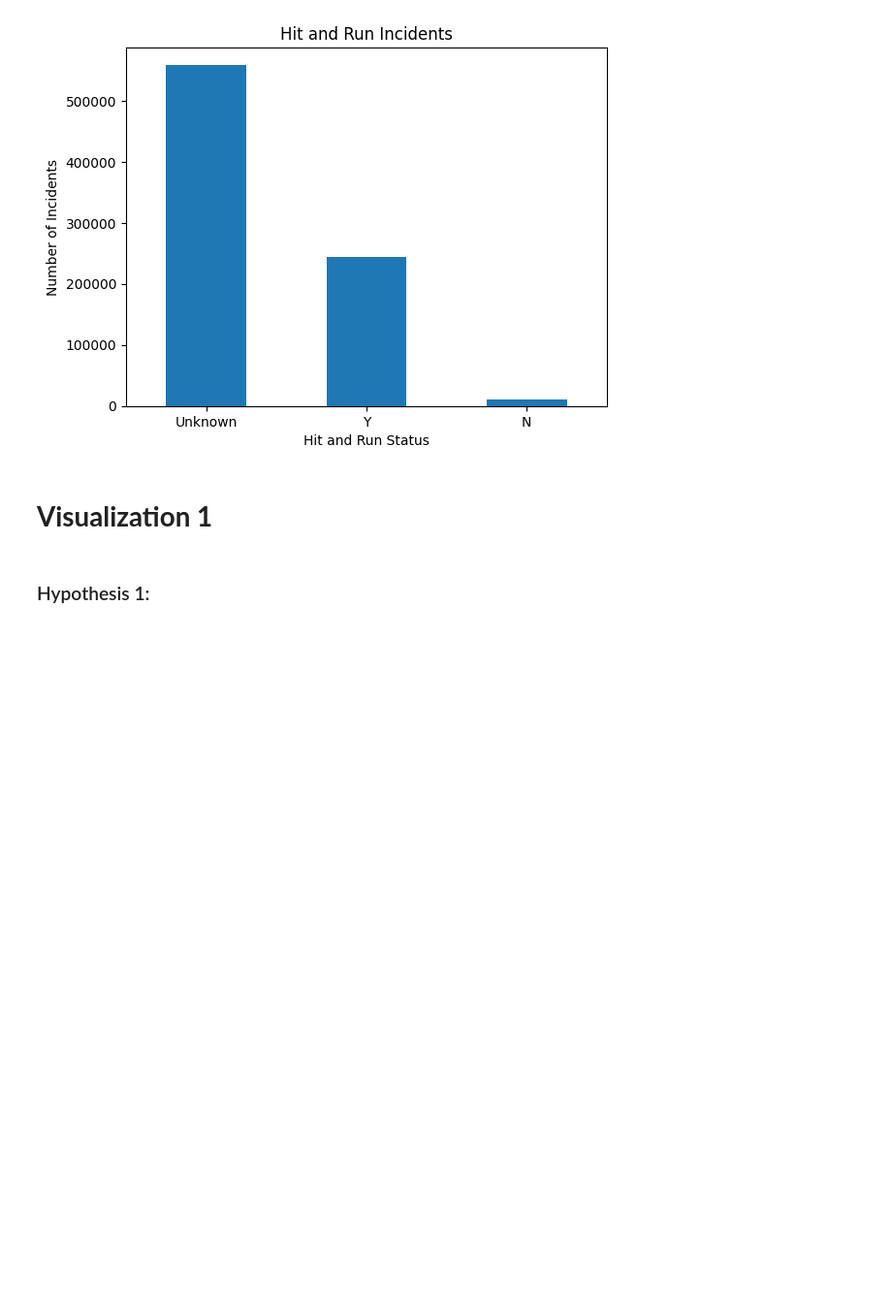
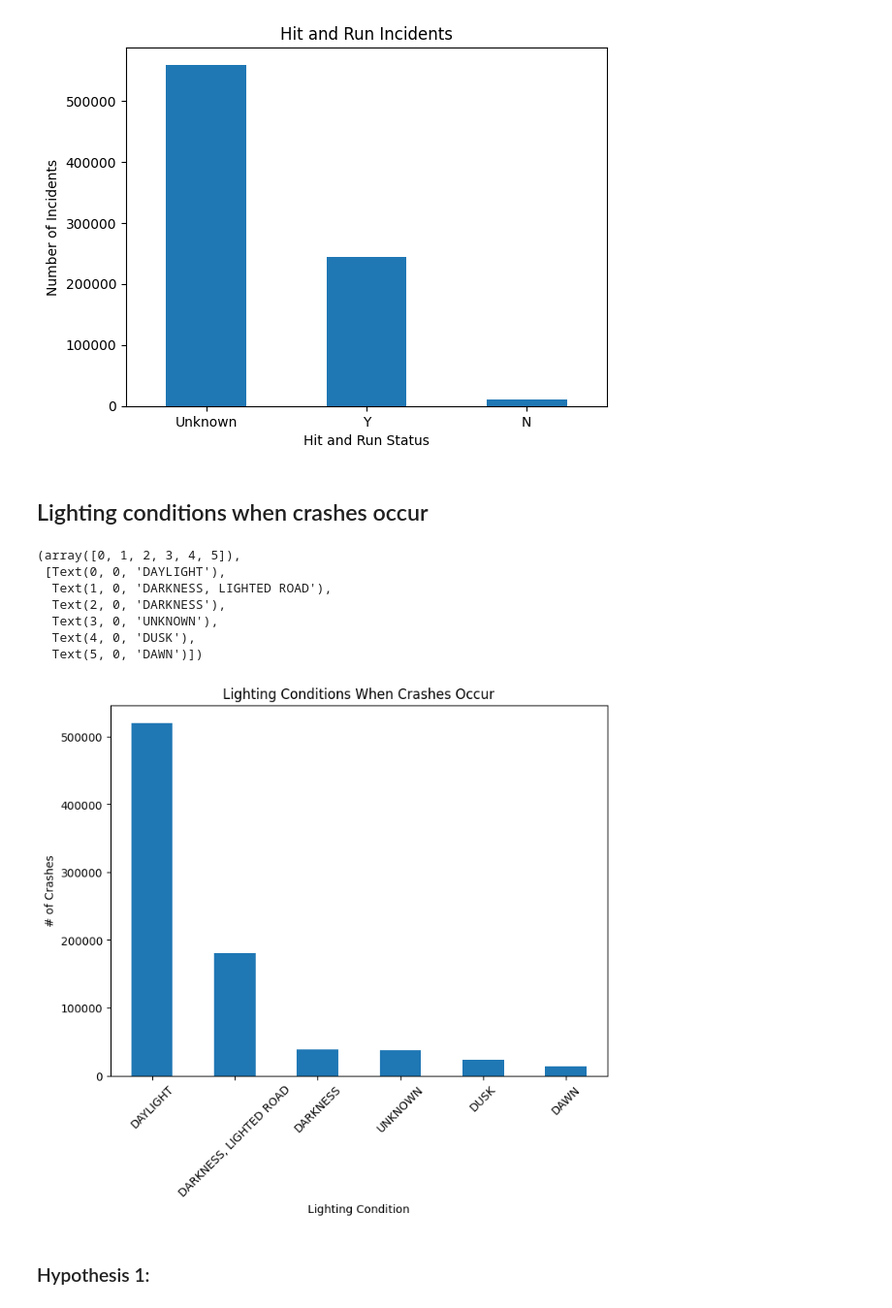
Before and after one commit to jweis4/CS-418-Traffic-Accidents-Analysis-Project, a Jupyter notebook: src/CS-418-Group-16.ipynb, the cells around one changed output. Shown: that part at 97% size. Drawn from its saved outputs; the diff is of its cells as text; code cells hidden in the pictures; blank space fills up the shorter version.

Commit message:
lighting conditions EDA

```diff
--- a/src/CS-418-Group-16.ipynb
+++ b/src/CS-418-Group-16.ipynb
@@ -224,8 +224,37 @@ plt.show()
 [figure]
 [figure]
 [figure]
-# %% [markdown]
-# **Visualization 1**
+# %% [markdown]
+## Lighting conditions when crashes occur
+# %%
+import pandas as pd
+import matplotlib.pyplot as plt
+import numpy as np
+import seaborn as sns
+
+# Loading data from Prit's laptop
+traffic_crashes = pd.read_csv('/Users/pritpatel/Downloads/CS/418/Group Project/Traffic_Crashes_-_Crashes_20240312.csv', low_memory=False)
+
+l = traffic_crashes['LIGHTING_CONDITION']
+lighting = l.value_counts()
+
+# Create histogram
+plt.figure(figsize=(8, 6))
+lighting.plot(kind='bar')
+
+plt.title('Lighting Conditions When Crashes Occur')
+plt.xlabel('Lighting Condition')
+plt.ylabel('# of Crashes')
+plt.xticks(rotation=45)
+# %% [output]
+(array([0, 1, 2, 3, 4, 5]),
+ [Text(0, 0, 'DAYLIGHT'),
+  Text(1, 0, 'DARKNESS, LIGHTED ROAD'),
+  Text(2, 0, 'DARKNESS'),
+  Text(3, 0, 'UNKNOWN'),
+  Text(4, 0, 'DUSK'),
+  Text(5, 0, 'DAWN')])
+[figure, added]
 # %% [markdown]
 ### Hypothesis 1:
 # %% [markdown]
```
